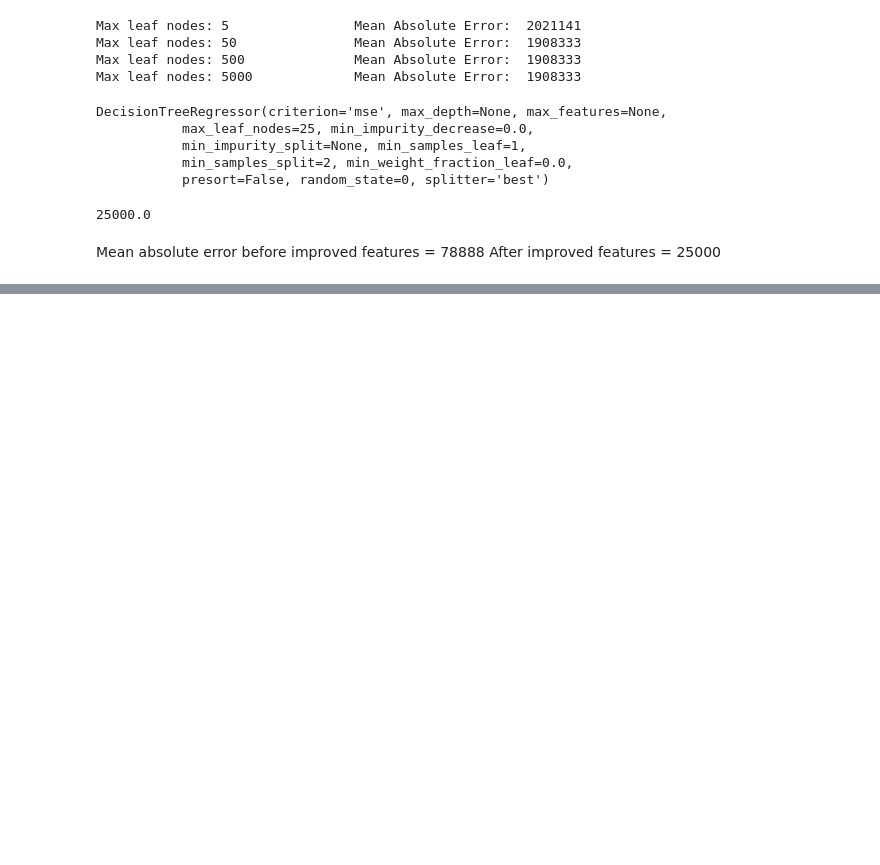
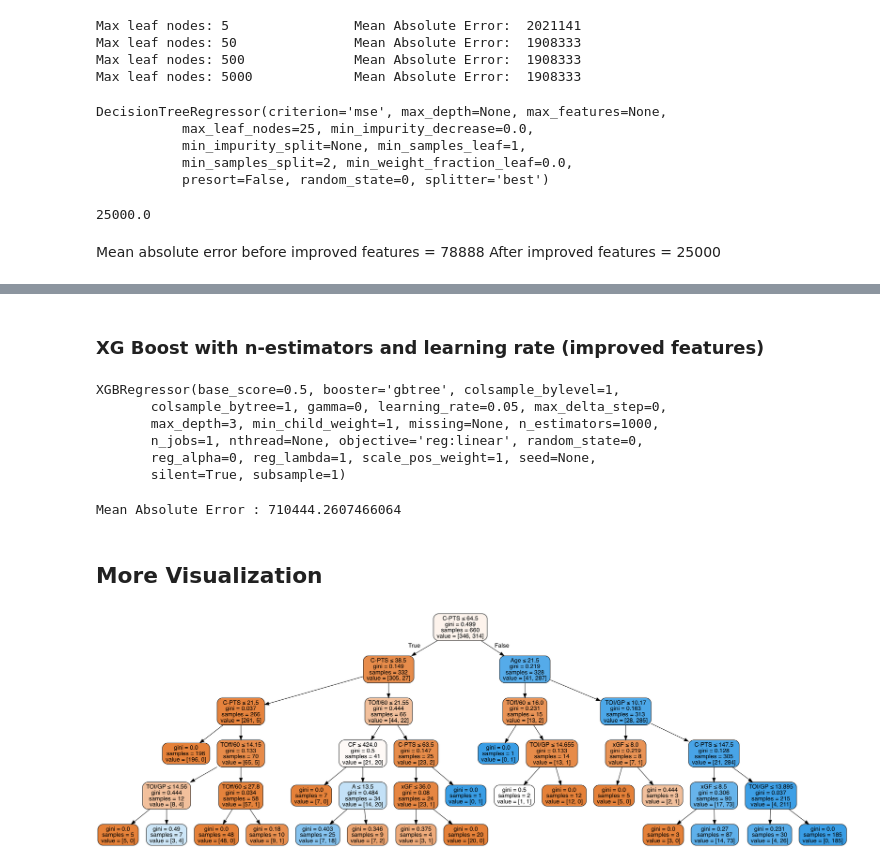
Before and after one commit to carsonreid/seng474project, a Jupyter notebook: nhl.ipynb, the cells around one changed output, grey strips where cells are left out. Saved outputs shown, nothing was run; the diff lists cells and outputs as text; code cells hidden in the pictures; blank space fills up the shorter version.

Commit message:
cleaned, more stats, more/better graphing

```diff
--- a/nhl.ipynb
+++ b/nhl.ipynb
@@ -374,4 +385,0 @@ xg_reg = xgb.train(params=params, dtrain=data_dmatrix, num_boost_round=10, verbo
-# %%
-xgb.plot_tree(xg_reg,num_trees=0)
-plt.rcParams['figure.figsize'] = [100, 100]
-plt.show()
@@ -458,0 +515,51 @@ After improved features = 25000
+# %% [markdown]
+### XG Boost with n-estimators and learning rate (improved features)
+# %%
+# learning - rate
+my_model = XGBRegressor(n_estimators=1000, learning_rate=0.05)
+my_model.fit(train_X, train_y, early_stopping_rounds=5,
+             eval_set=[(test_X, test_y)], verbose=False)
+# %% [output]
+XGBRegressor(base_score=0.5, booster='gbtree', colsample_bylevel=1,
+       colsample_bytree=1, gamma=0, learning_rate=0.05, max_delta_step=0,
+       max_depth=3, min_child_weight=1, missing=None, n_estimators=1000,
+       n_jobs=1, nthread=None, objective='reg:linear', random_state=0,
+       reg_alpha=0, reg_lambda=1, scale_pos_weight=1, seed=None,
+       silent=True, subsample=1)
+# %%
+predictions = my_model.predict(test_X)
+print("Mean Absolute Error : " + str(mean_absolute_error(predictions, test_y)))
+# %% [output]
+Mean Absolute Error : 710444.2607466064
+# %% [markdown]
+## More Visualization
+# %%
+# https://www.kaggle.com/dansbecker/partial-plots
+
+import numpy as np
+import pandas as pd
+from sklearn.model_selection import train_test_split
+from sklearn.ensemble import RandomForestClassifier
+from sklearn.tree import DecisionTreeClassifier
+
+data = pd.read_csv('nhl_data.csv')
+#y = data.Salary
+y = (data['Salary'] > 950000)  # Convert from string "Yes"/"No" to binary
+feature_names = ['Age', 'CF', 'A', 'C-PTS', 'TOI/GP', 'xGF', 'TOff/60']
+X = data[feature_names]
+train_X, val_X, train_y, val_y = train_test_split(X, y, random_state=1)
+tree_model = DecisionTreeClassifier(random_state=0, max_depth=5, min_samples_split=5).fit(train_X, train_y)
+# %%
+from sklearn.externals.six import StringIO
+from IPython.display import Image
+from sklearn.tree import export_graphviz
+import pydotplus
+
+dot_data = StringIO()
+export_graphviz(tree_model, out_file=dot_data,
+                filled=True, rounded=True,
+                special_characters=True, feature_names=feature_names)
+graph = pydotplus.graph_from_dot_data(dot_data.getvalue())
+Image(graph.create_png())
+# %% [output]
+[figure, added]
```
Also changed, not shown: parts of 23 cells of this notebook.
